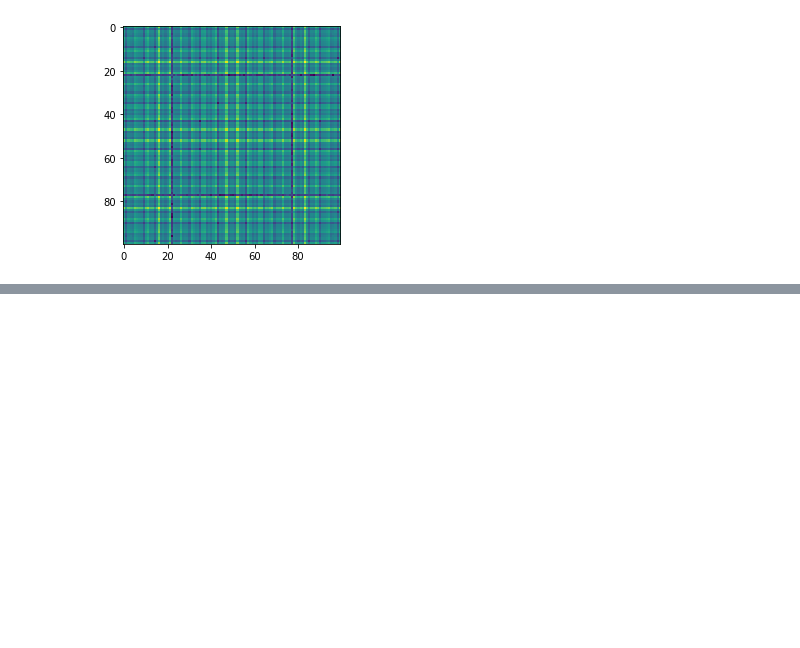
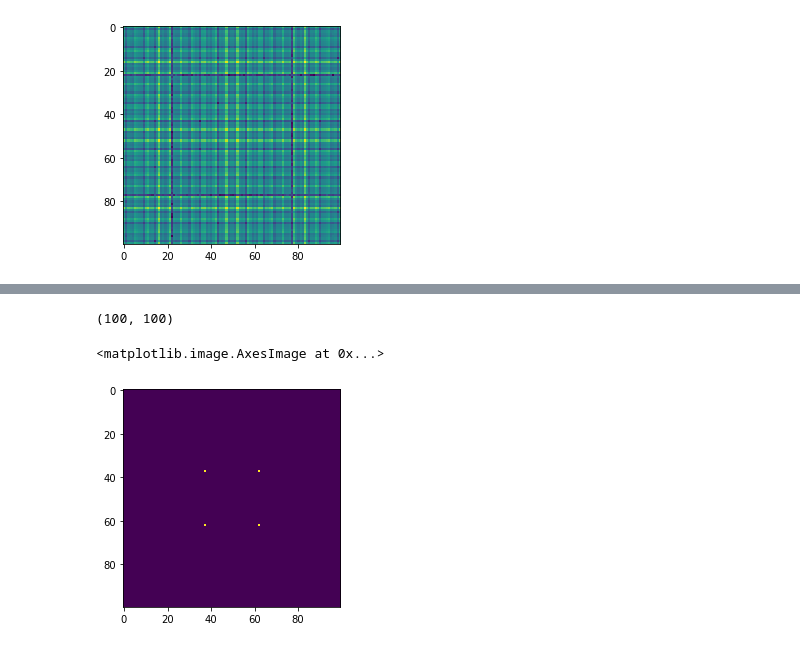
Before and after one commit to tictaqqn/laser-optical-simulation, a Jupyter notebook: src/visualize.ipynb, the cells around one changed output, grey strips where cells are left out. Saved outputs shown, nothing was run; the diff lists cells and outputs as text; code cells hidden in the pictures; blank space fills up the shorter version.

```diff
--- a/src/visualize.ipynb
+++ b/src/visualize.ipynb
@@ -25,0 +42,12 @@ plt.imshow(np.log(a))
+# %%
+circle_vec_dl = pd.read_csv("circle1000-100.txt").applymap(lambda s: s.split())
+a2 = list(map(lambda l: np.array(l).astype(float), circle_vec_dl.iloc[:, 0]))
+a2 = np.array(a2)
+a2.shape
+# %% [output]
+(100, 100)
+# %%
+plt.imshow(a2)
+# %% [output]
+<matplotlib.image.AxesImage at 0x...>
+[figure, added]
```
Also changed, not shown: parts of 2 cells of this notebook, 2 other files.
